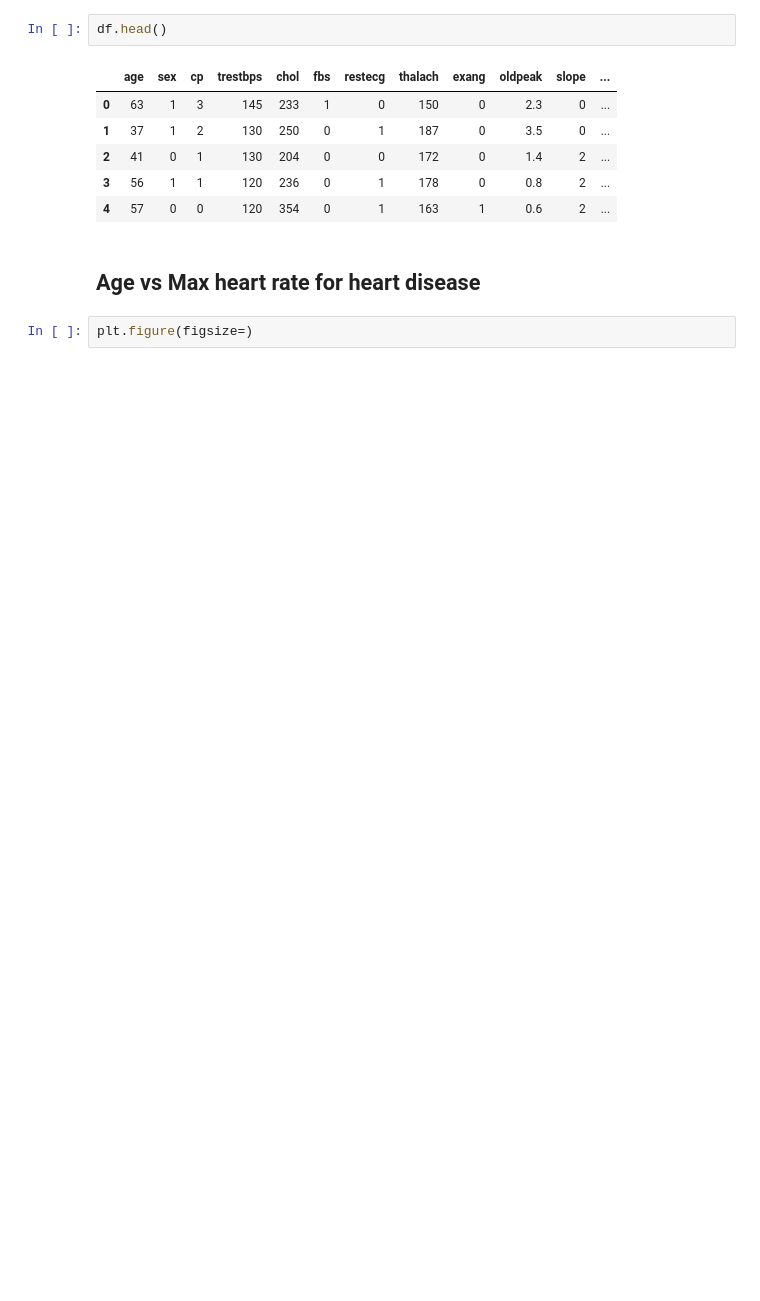
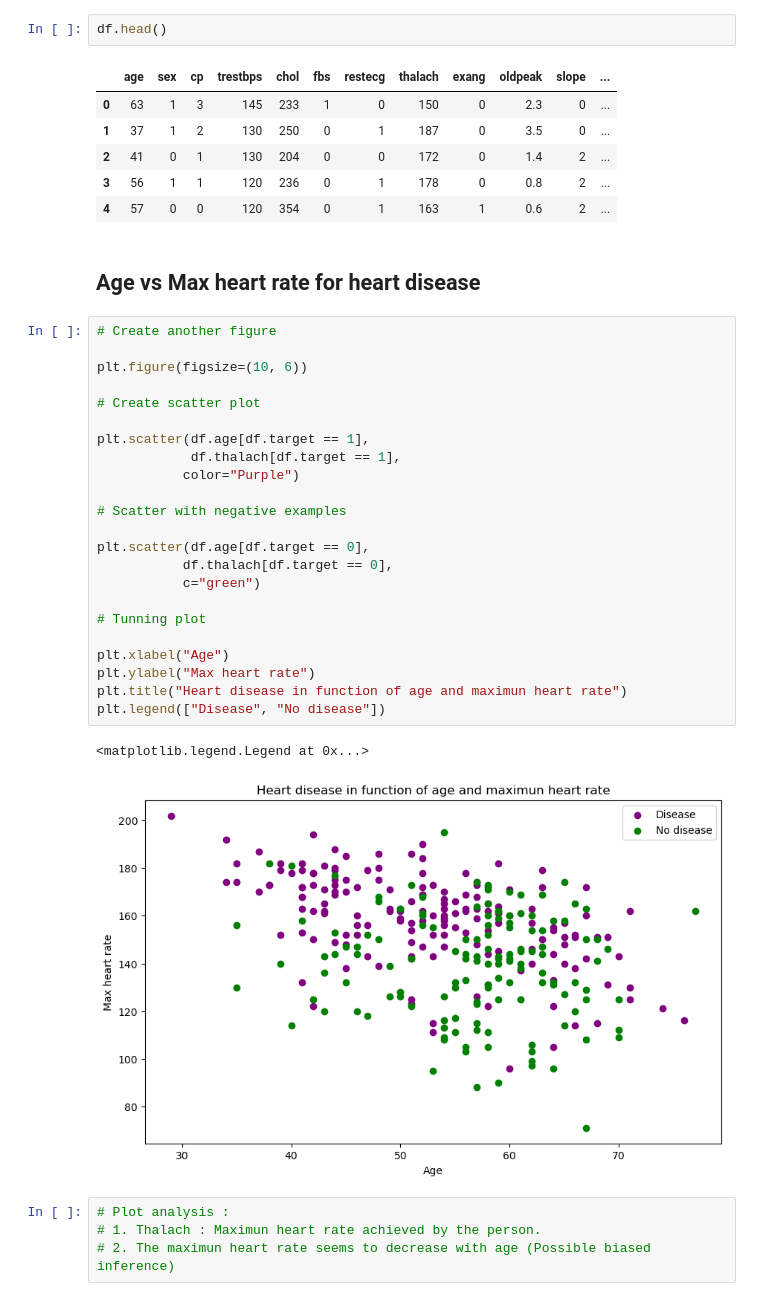
Before and after one commit to Bianchi446/machineLearning-Python, a Jupyter notebook: sample-project/Section-3-Structured-data-projects/Untitled.ipynb, the cells around one changed output. Drawn from its saved outputs; the diff is of its cells as text; blank space fills up the shorter version.

Commit message:
exploratory data analysis

```diff
--- a/sample-project/Section-3-Structured-data-projects/Untitled.ipynb
+++ b/sample-project/Section-3-Structured-data-projects/Untitled.ipynb
@@ -190,5 +236,33 @@ df.head()
 | 4 | 57 | 0 | 0 | 120 | 354 | 0 | 1 | 163 | 1 | 0.6 | 2 | ... |
 # %% [markdown]
 ## Age vs Max heart rate for heart disease
-# %%
-plt.figure(figsize=)
+# %%
+# Create another figure
+
+plt.figure(figsize=(10, 6))
+
+# Create scatter plot
+
+plt.scatter(df.age[df.target == 1],
+            df.thalach[df.target == 1],
+           color="Purple")
+
+# Scatter with negative examples
+
+plt.scatter(df.age[df.target == 0],
+           df.thalach[df.target == 0],
+           c="green")
+
+# Tunning plot
+
+plt.xlabel("Age")
+plt.ylabel("Max heart rate")
+plt.title("Heart disease in function of age and maximun heart rate")
+plt.legend(["Disease", "No disease"])
+# %% [output]
+<matplotlib.legend.Legend at 0x...>
+[figure, added]
+# %%
+# Plot analysis :
+# 1. Thalach : Maximun heart rate achieved by the person.
+# 2. The maximun heart rate seems to decrease with age (Possible biased inference)
```
Also changed, not shown: parts of 18 cells of this notebook.
